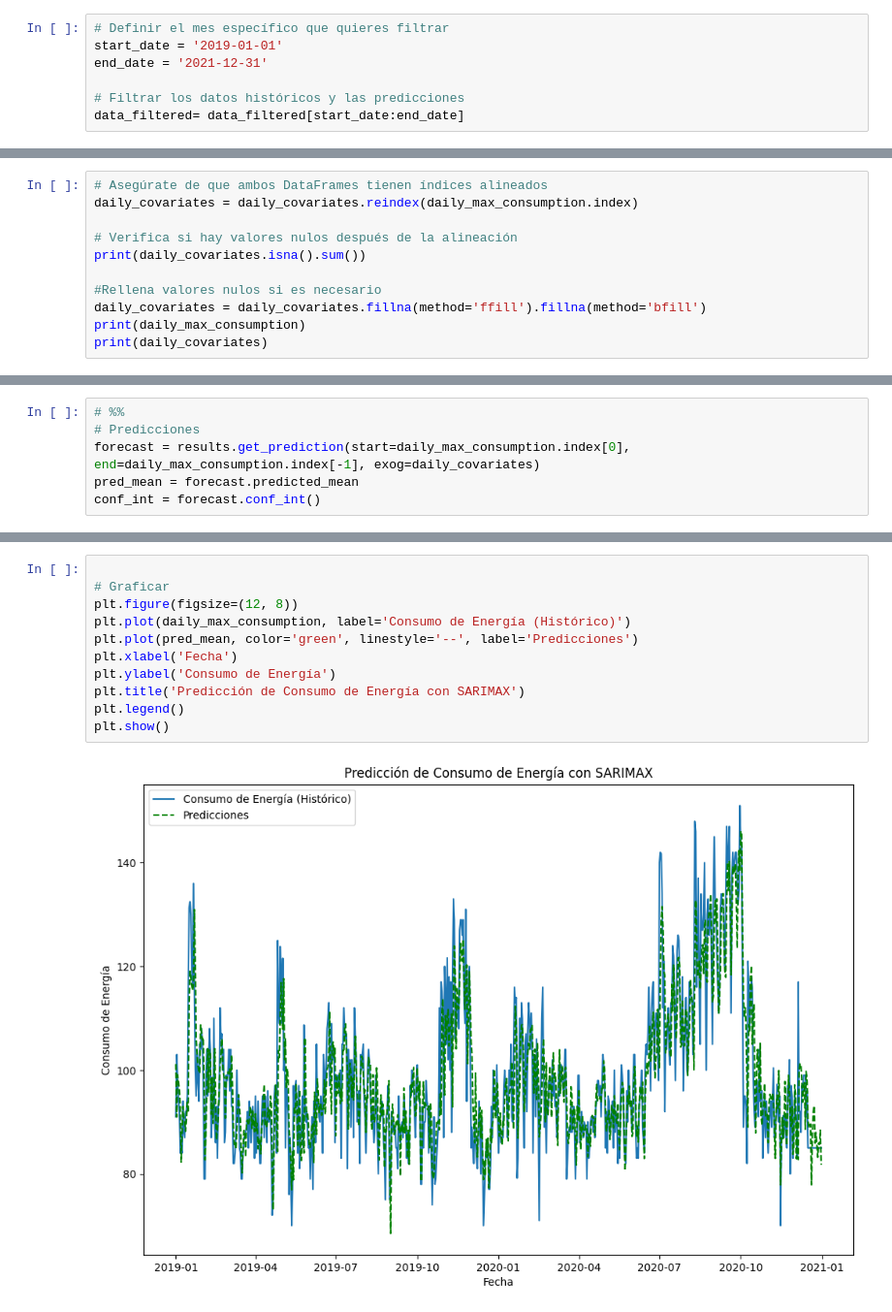
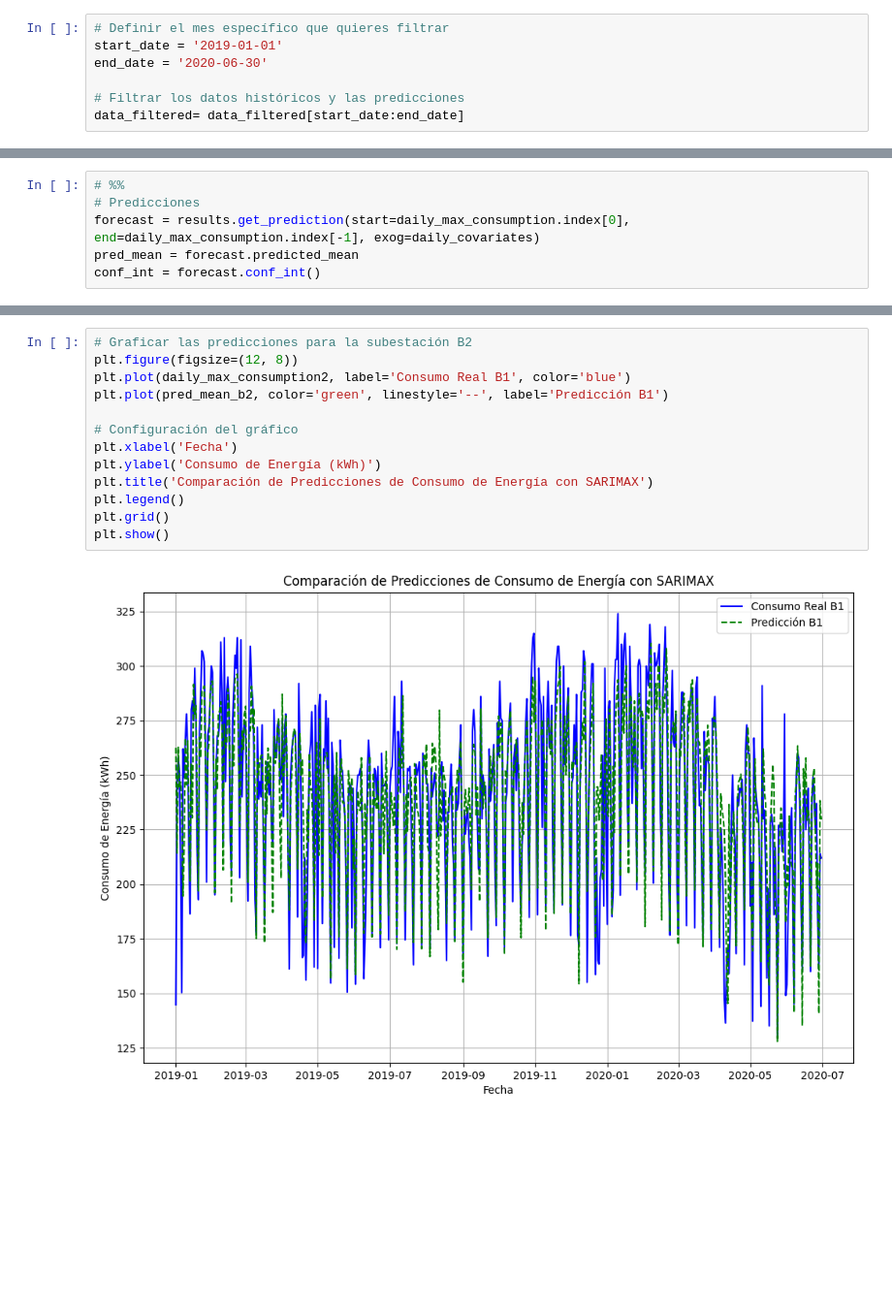
Before and after one commit to Patrick-221/Proyecto-Subestaciones-IA, a Jupyter notebook: SARIMAX.ipynb, the cells around one changed output, grey strips where cells are left out. Shown: that part at 97% size. Drawn from its saved outputs; the diff is of its cells as text; blank space fills up the shorter version.

```diff
--- a/SARIMAX.ipynb
+++ b/SARIMAX.ipynb
@@ -42,7 +42,7 @@ data_filtered = data[(data['substation'] == substation) & (data['feeder'] == fee
 # %%
 # Definir el mes específico que quieres filtrar
 start_date = '2019-01-01'
-end_date = '2021-12-31'
+end_date = '2020-06-30'
 
 # Filtrar los datos históricos y las predicciones
 data_filtered= data_filtered[start_date:end_date]
@@ -79,11 +78,0 @@ date
-# %%
-# Asegúrate de que ambos DataFrames tienen índices alineados
-daily_covariates = daily_covariates.reindex(daily_max_consumption.index)
-
-# Verifica si hay valores nulos después de la alineación
-print(daily_covariates.isna().sum())
-
-#Rellena valores nulos si es necesario
-daily_covariates = daily_covariates.fillna(method='ffill').fillna(method='bfill')
-print(daily_max_consumption)
-print(daily_covariates)
@@ -250,13 +344,15 @@ MAE: 5.85, RMSE: 8.10
 # %%
+# Graficar las predicciones para la subestación B2
+plt.figure(figsize=(12, 8))
+plt.plot(daily_max_consumption2, label='Consumo Real B1', color='blue')
+plt.plot(pred_mean_b2, color='green', linestyle='--', label='Predicción B1')
 
-# Graficar
-plt.figure(figsize=(12, 8))
-plt.plot(daily_max_consumption, label='Consumo de Energía (Histórico)')
-plt.plot(pred_mean, color='green', linestyle='--', label='Predicciones')
+# Configuración del gráfico
 plt.xlabel('Fecha')
-plt.ylabel('Consumo de Energía')
-plt.title('Predicción de Consumo de Energía con SARIMAX')
+plt.ylabel('Consumo de Energía (kWh)')
+plt.title('Comparación de Predicciones de Consumo de Energía con SARIMAX')
 plt.legend()
+plt.grid()
 plt.show()
 # %% [output]
-[figure, old version]
+[figure, new version]
```
Also changed, not shown: parts of 8 cells of this notebook.
